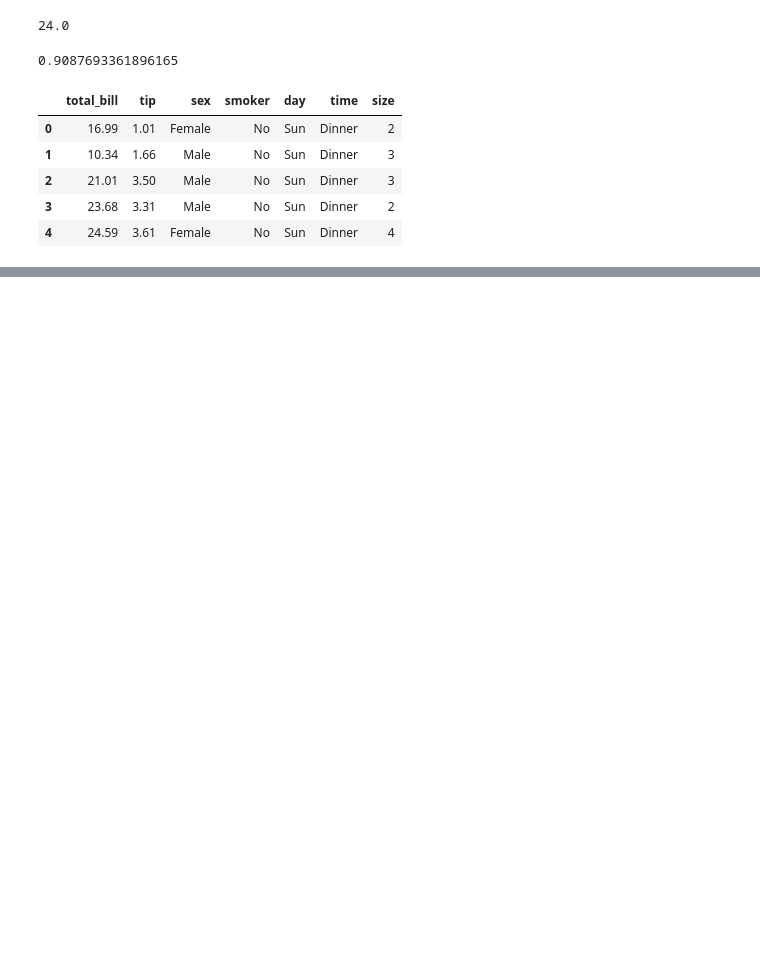
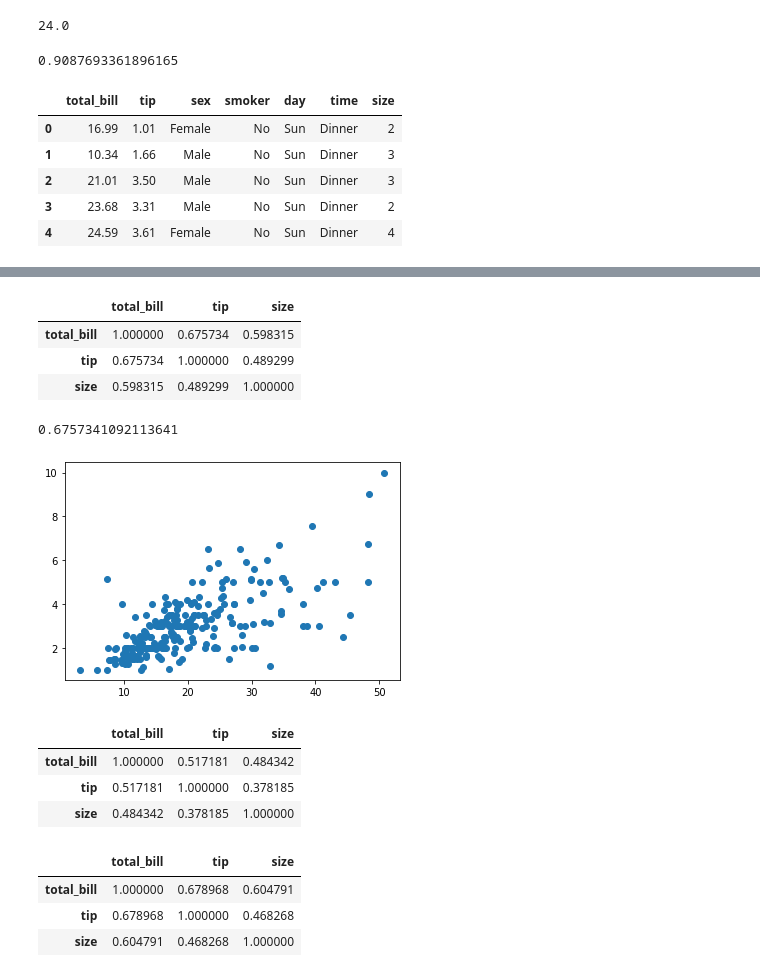
Before and after one commit to EnginKosure/Jupyter_nb, a Jupyter notebook: statistics3.ipynb, the cells around one changed output, grey strips where cells are left out. Saved outputs shown, nothing was run; the diff lists cells and outputs as text; code cells hidden in the pictures; blank space fills up the shorter version.

```diff
--- a/statistics3.ipynb
+++ b/statistics3.ipynb
@@ -25,0 +37,29 @@ tips.head()
+# %%
+tips.corr()
+# %% [output]
+|  | total_bill | tip | size |
+| total_bill | 1.000000 | 0.675734 | 0.598315 |
+| tip | 0.675734 | 1.000000 | 0.489299 |
+| size | 0.598315 | 0.489299 | 1.000000 |
+# %%
+tips['total_bill'].corr(tips['tip'])
+# %% [output]
+0.6757341092113641
+# %%
+plt.scatter(tips['total_bill'], tips['tip']);
+# %% [output]
+[figure, added]
+# %%
+tips.corr('kendall')
+# %% [output]
+|  | total_bill | tip | size |
+| total_bill | 1.000000 | 0.517181 | 0.484342 |
+| tip | 0.517181 | 1.000000 | 0.378185 |
+| size | 0.484342 | 0.378185 | 1.000000 |
+# %%
+tips.corr('spearman')
+# %% [output]
+|  | total_bill | tip | size |
+| total_bill | 1.000000 | 0.678968 | 0.604791 |
+| tip | 0.678968 | 1.000000 | 0.468268 |
+| size | 0.604791 | 0.468268 | 1.000000 |
```
Also changed, not shown: parts of 4 cells of this notebook.
